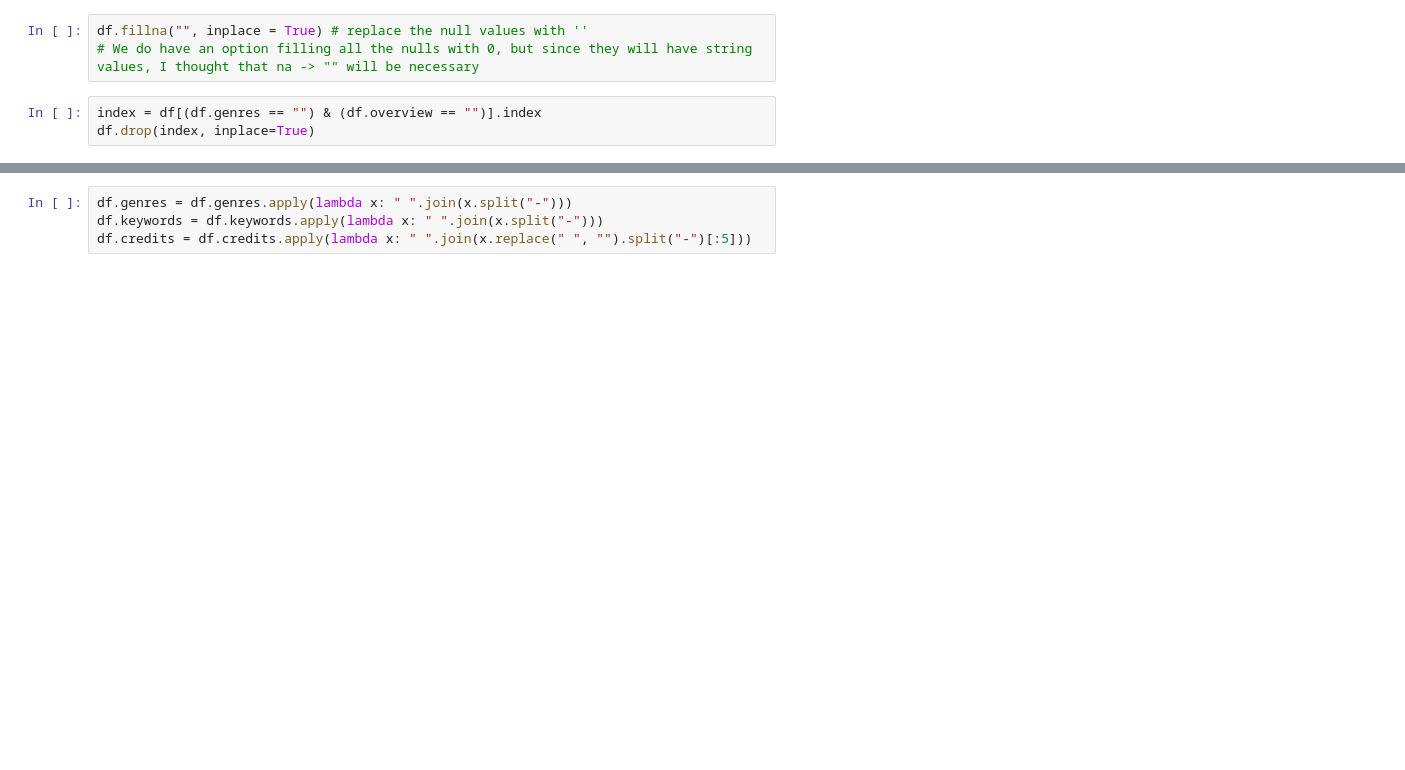
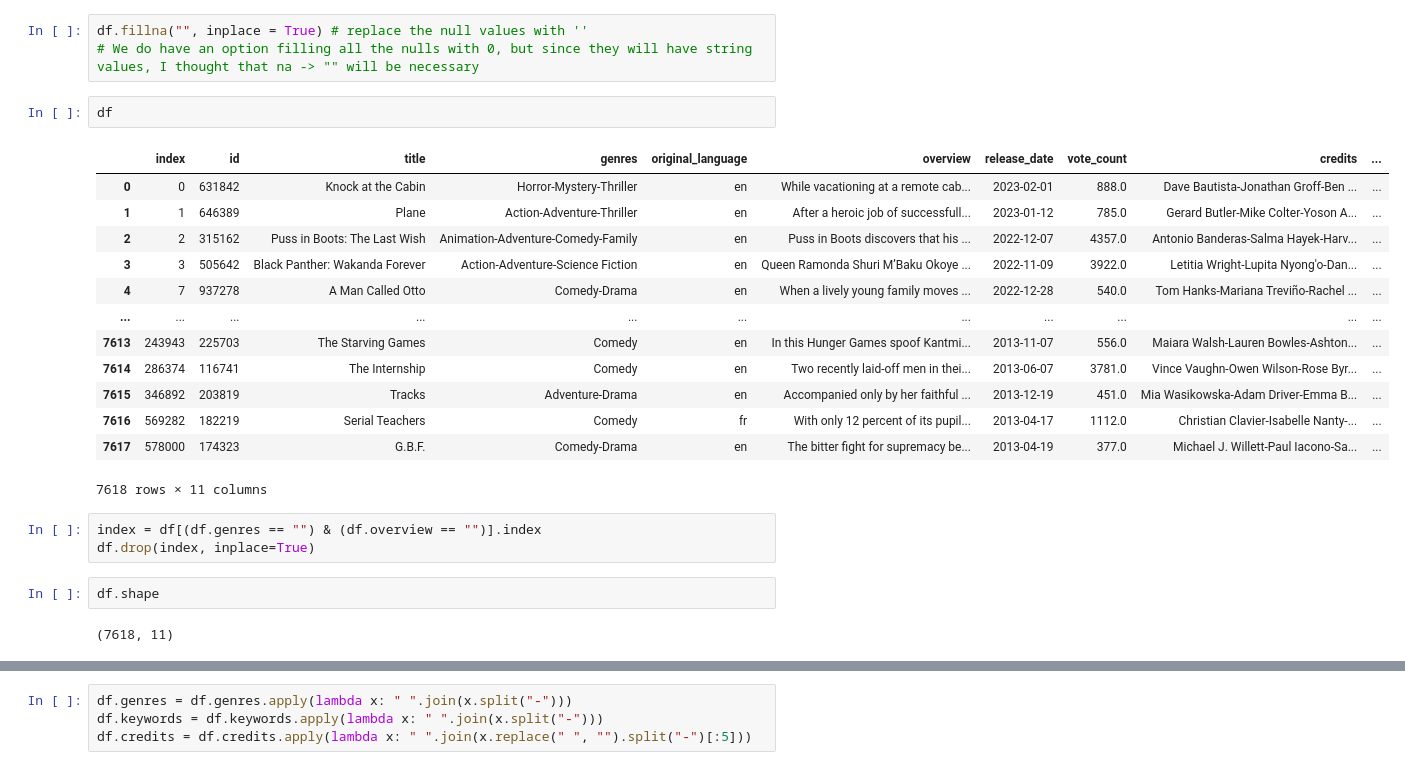
Before and after one commit to CS222-UIUC/course-project-movie-recommender, a Jupyter notebook: Hkang_Data_preprocessing.ipynb, the cells around one changed output, grey strips where cells are left out. Saved outputs shown, nothing was run; the diff lists cells and outputs as text; blank space fills up the shorter version.

```diff
--- a/Hkang_Data_preprocessing.ipynb
+++ b/Hkang_Data_preprocessing.ipynb
@@ -102,6 +109,26 @@ dtype: int64
 # %%
 df.fillna("", inplace = True) # replace the null values with ''
 # We do have an option filling all the nulls with 0, but since they will have string values, I thought that na -> "" will be necessary
+# %%
+df
+# %% [output]
+|  | index | id | title | genres | original_language | overview | release_date | vote_count | credits | ... |
+| 0 | 0 | 631842 | Knock at the Cabin | Horror-Mystery-Thriller | en | While vacationing at a remote cab... | 2023-02-01 | 888.0 | Dave Bautista-Jonathan Groff-Ben ... | ... |
+| 1 | 1 | 646389 | Plane | Action-Adventure-Thriller | en | After a heroic job of successfull... | 2023-01-12 | 785.0 | Gerard Butler-Mike Colter-Yoson A... | ... |
+| 2 | 2 | 315162 | Puss in Boots: The Last Wish | Animation-Adventure-Comedy-Family | en | Puss in Boots discovers that his ... | 2022-12-07 | 4357.0 | Antonio Banderas-Salma Hayek-Harv... | ... |
+| 3 | 3 | 505642 | Black Panther: Wakanda Forever | Action-Adventure-Science Fiction | en | Queen Ramonda Shuri M’Baku Okoye ... | 2022-11-09 | 3922.0 | Letitia Wright-Lupita Nyong'o-Dan... | ... |
+| 4 | 7 | 937278 | A Man Called Otto | Comedy-Drama | en | When a lively young family moves ... | 2022-12-28 | 540.0 | Tom Hanks-Mariana Treviño-Rachel ... | ... |
+| ... | ... | ... | ... | ... | ... | ... | ... | ... | ... | ... |
+| 7613 | 243943 | 225703 | The Starving Games | Comedy | en | In this Hunger Games spoof Kantmi... | 2013-11-07 | 556.0 | Maiara Walsh-Lauren Bowles-Ashton... | ... |
+| 7614 | 286374 | 116741 | The Internship | Comedy | en | Two recently laid-off men in thei... | 2013-06-07 | 3781.0 | Vince Vaughn-Owen Wilson-Rose Byr... | ... |
+| 7615 | 346892 | 203819 | Tracks | Adventure-Drama | en | Accompanied only by her faithful ... | 2013-12-19 | 451.0 | Mia Wasikowska-Adam Driver-Emma B... | ... |
+| 7616 | 569282 | 182219 | Serial Teachers | Comedy | fr | With only 12 percent of its pupil... | 2013-04-17 | 1112.0 | Christian Clavier-Isabelle Nanty-... | ... |
+| 7617 | 578000 | 174323 | G.B.F. | Comedy-Drama | en | The bitter fight for supremacy be... | 2013-04-19 | 377.0 | Michael J. Willett-Paul Iacono-Sa... | ... |
+7618 rows × 11 columns
 # %%
 index = df[(df.genres == "") & (df.overview == "")].index
 df.drop(index, inplace=True)
+# %%
+df.shape
+# %% [output]
+(7618, 11)
```
Also changed, not shown: parts of 12 cells of this notebook.
